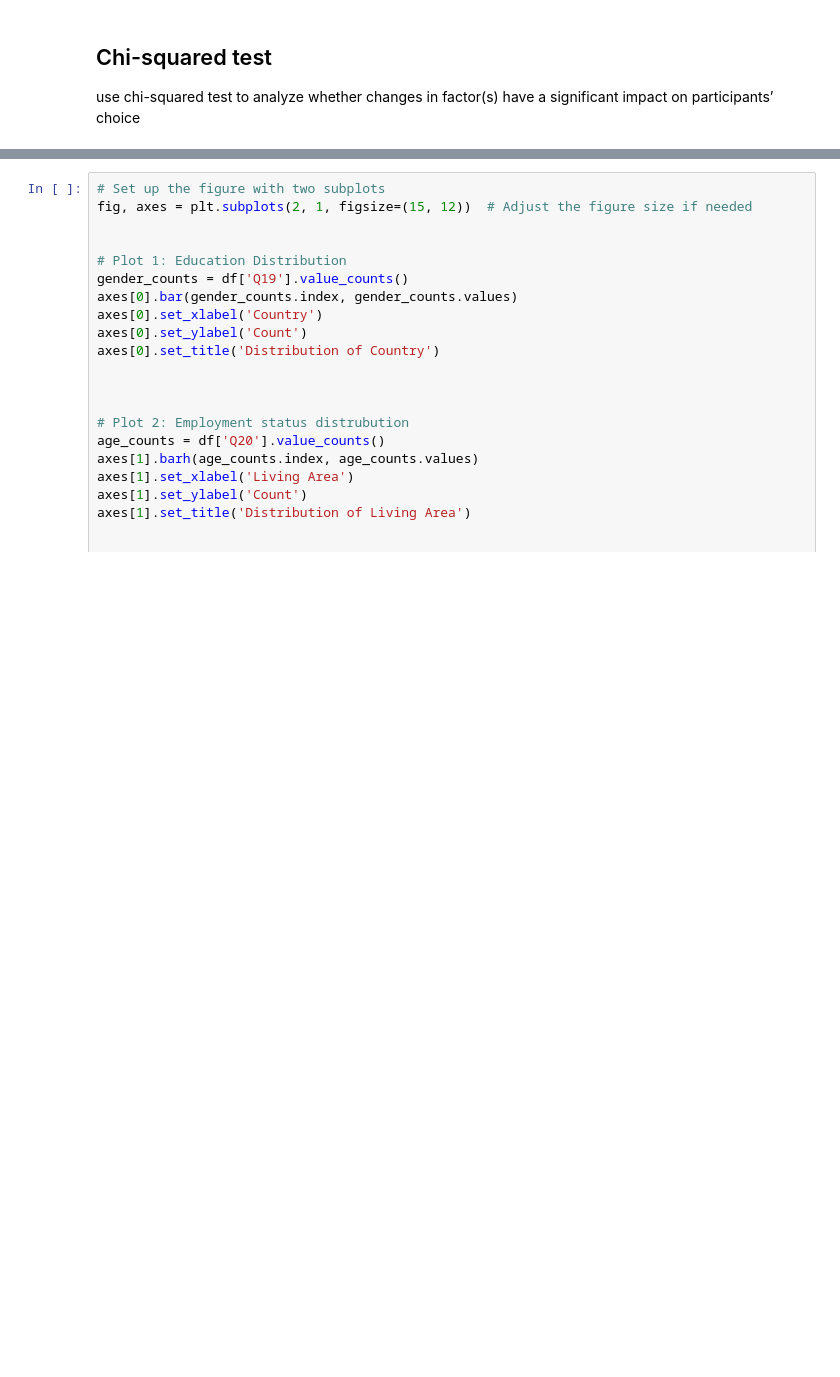
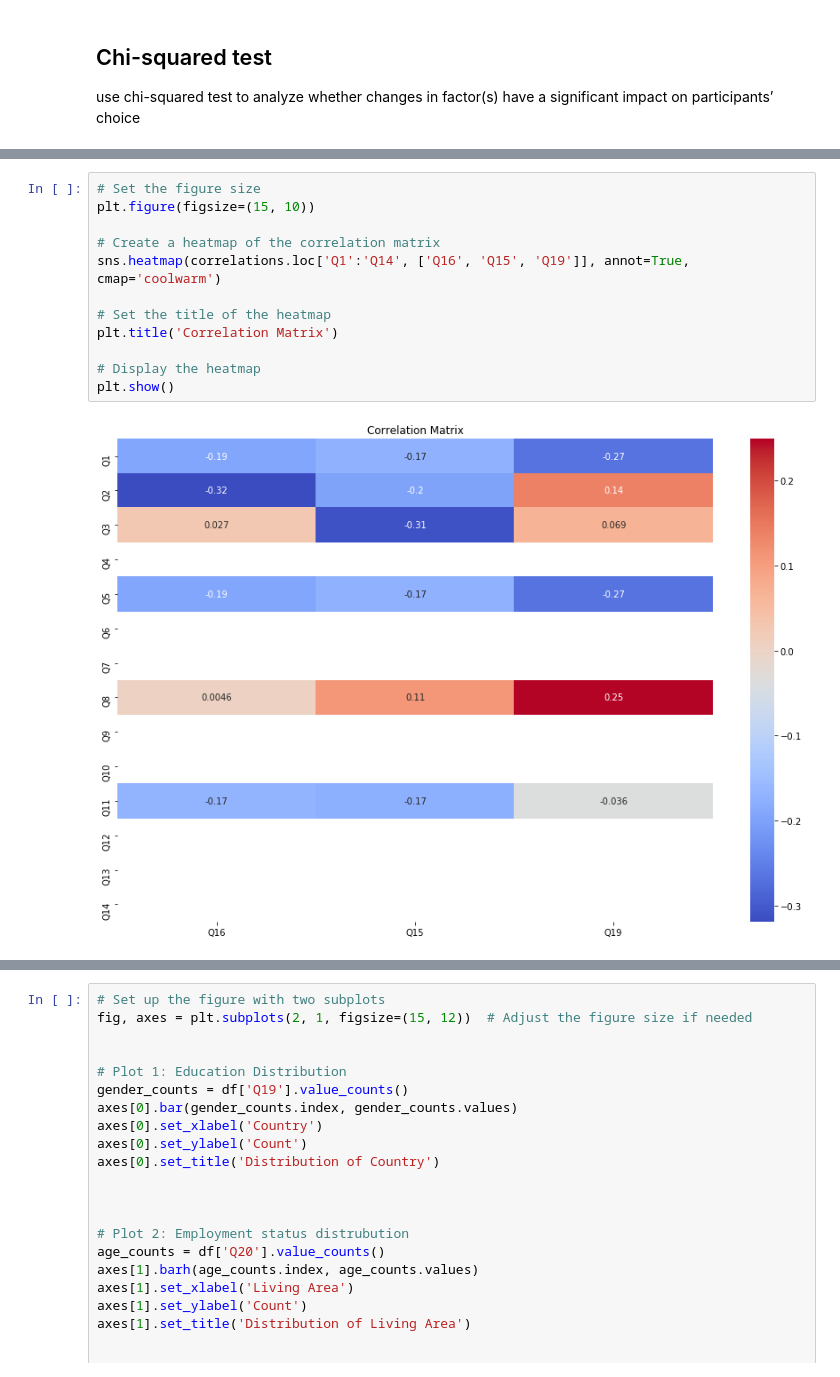
Before and after one commit to iatecookies/BachelorThesis, a Jupyter notebook: analysis.ipynb, the cells around one changed output, grey strips where cells are left out. Drawn from its saved outputs; the diff is of its cells as text; blank space fills up the shorter version.

```diff
--- a/analysis.ipynb
+++ b/analysis.ipynb
@@ -279,0 +363,14 @@ SyntaxError: invalid syntax (<ipython-input-34-e50189b8d390>, line 1)
+# %%
+# Set the figure size
+plt.figure(figsize=(15, 10))
+
+# Create a heatmap of the correlation matrix
+sns.heatmap(correlations.loc['Q1':'Q14', ['Q16', 'Q15', 'Q19']], annot=True, cmap='coolwarm')
+
+# Set the title of the heatmap
+plt.title('Correlation Matrix')
+
+# Display the heatmap
+plt.show()
+# %% [output]
+[figure, added]
```
Also changed, not shown: parts of 11 cells of this notebook.
